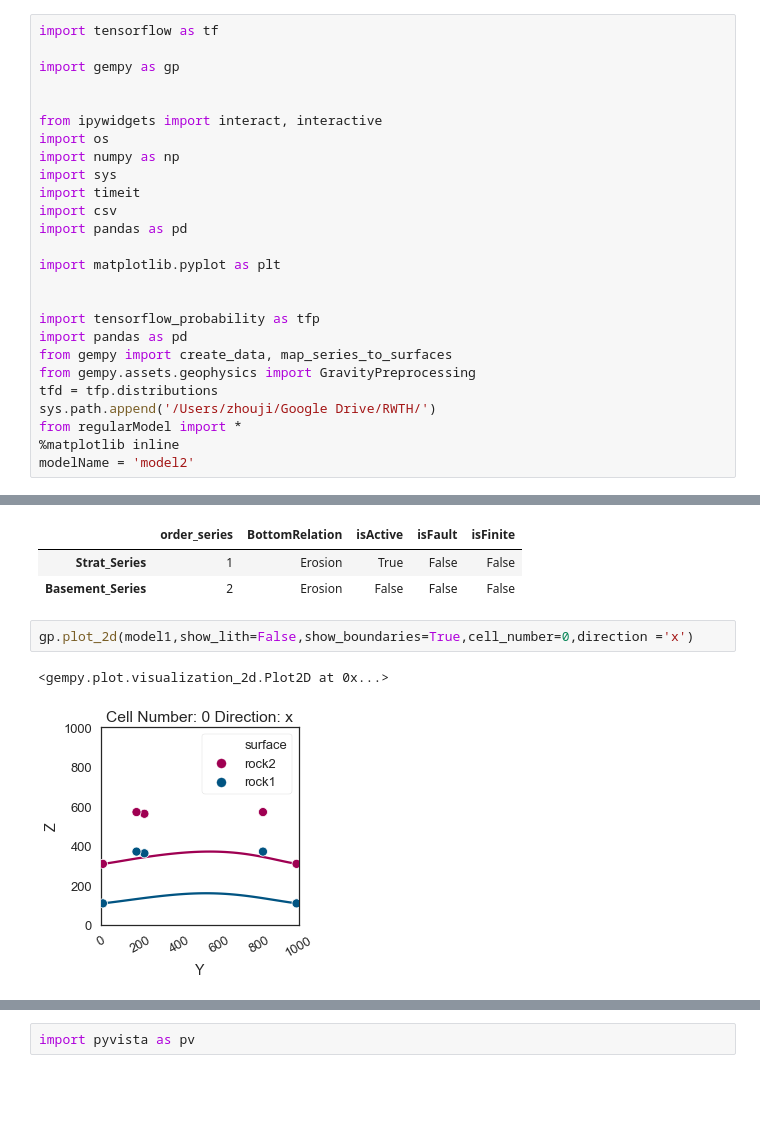
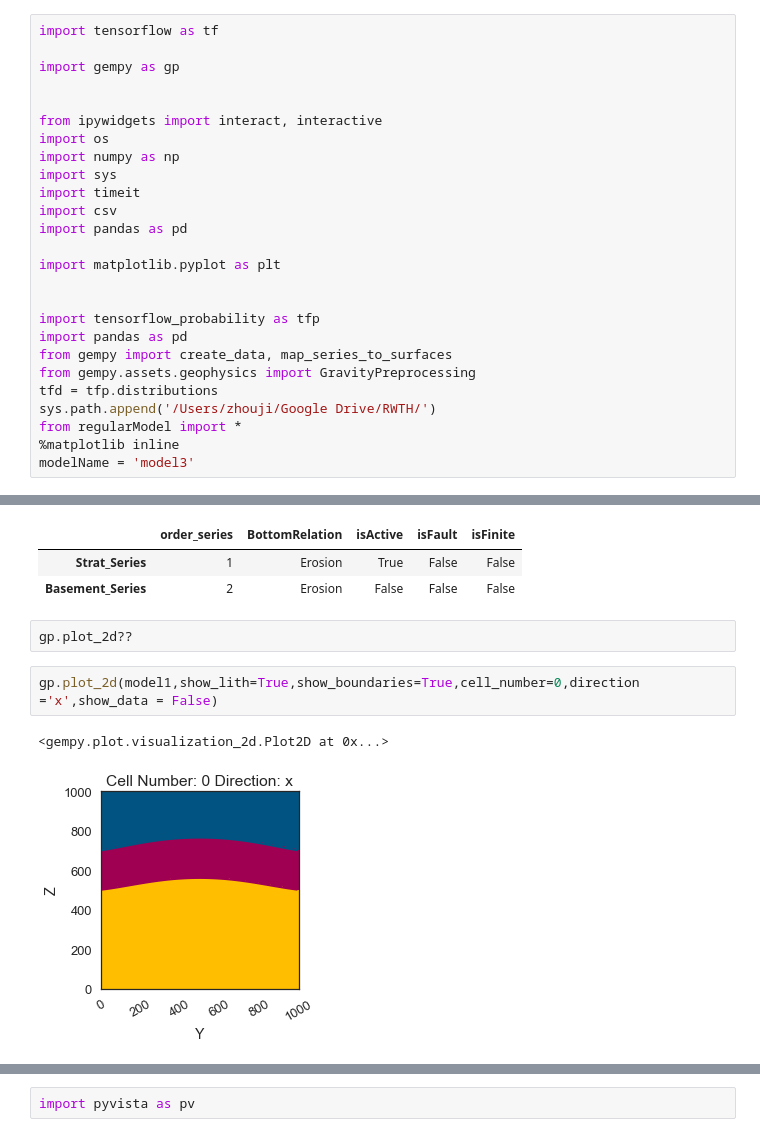
Before and after one commit to GeorgeLiang3/repository1, a Jupyter notebook: 3D_Gravity/tensorflow_3D_plot.ipynb, the cells around one changed output, grey strips where cells are left out. Cells and saved outputs as stored; diff of their text form; blank space fills up the shorter version.

```diff
--- a/3D_Gravity/tensorflow_3D_plot.ipynb
+++ b/3D_Gravity/tensorflow_3D_plot.ipynb
@@ -23,7 +23,7 @@ tfd = tfp.distributions
 sys.path.append('/Users/zhouji/Google Drive/RWTH/')
 from regularModel import *
 %matplotlib inline
-modelName = 'model2'
+modelName = 'model3'
 # %%
 path = '/Users/zhouji/Google Drive/RWTH/GP_old/notebooks'
 orientation_path = "/data/input_data/George_models/model2_1_orientations.csv"
@@ -127,8 +113,10 @@ model1.geo_data._stack
 |  | order_series | BottomRelation | isActive | isFault | isFinite |
 | Strat_Series | 1 | Erosion | True | False | False |
 | Basement_Series | 2 | Erosion | False | False | False |
+# %%
+gp.plot_2d??
 # %%
-gp.plot_2d(model1,show_lith=False,show_boundaries=True,cell_number=0,direction ='x')
+gp.plot_2d(model1,show_lith=True,show_boundaries=True,cell_number=0,direction ='x',show_data = False)
 # %% [output]
 <gempy.plot.visualization_2d.Plot2D at 0x...>
-[figure, old version]
+[figure, new version]
```
Also changed, not shown: parts of 12 cells of this notebook, 29 other files.
